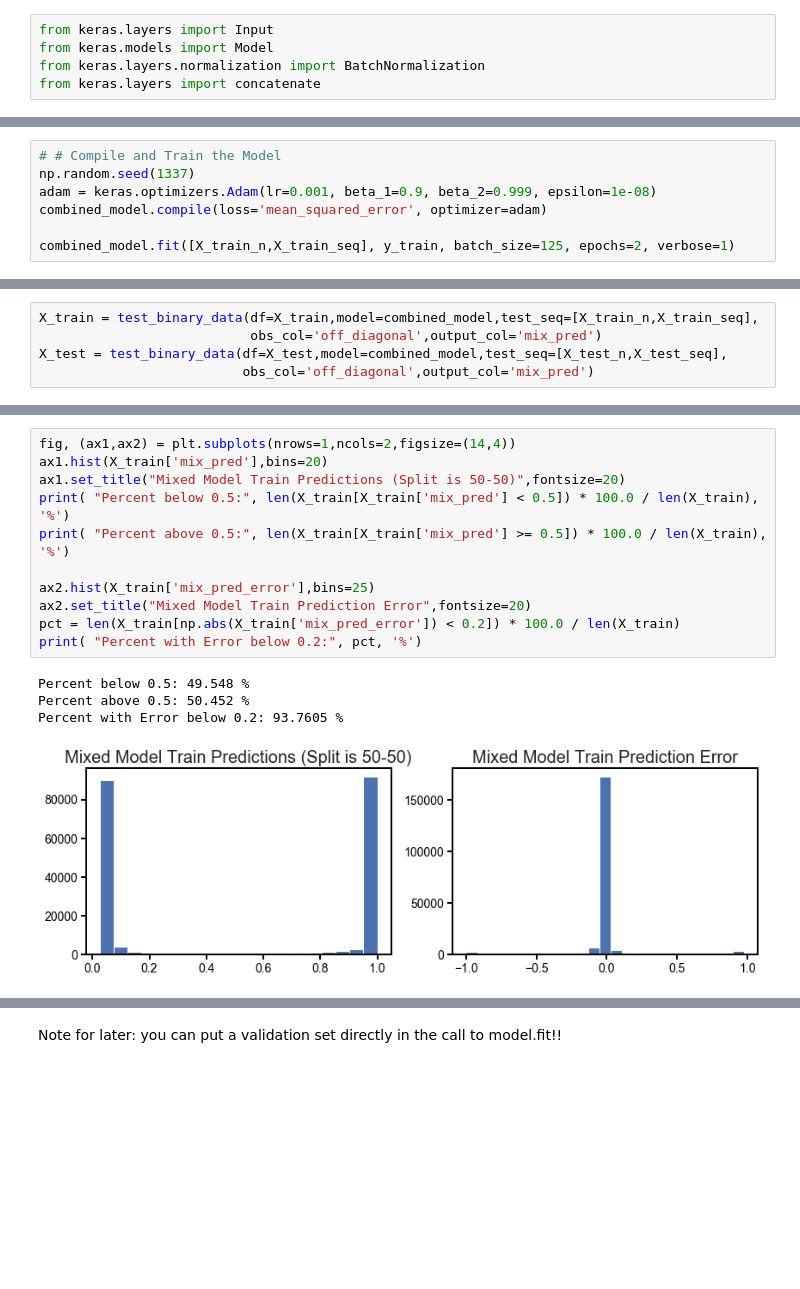
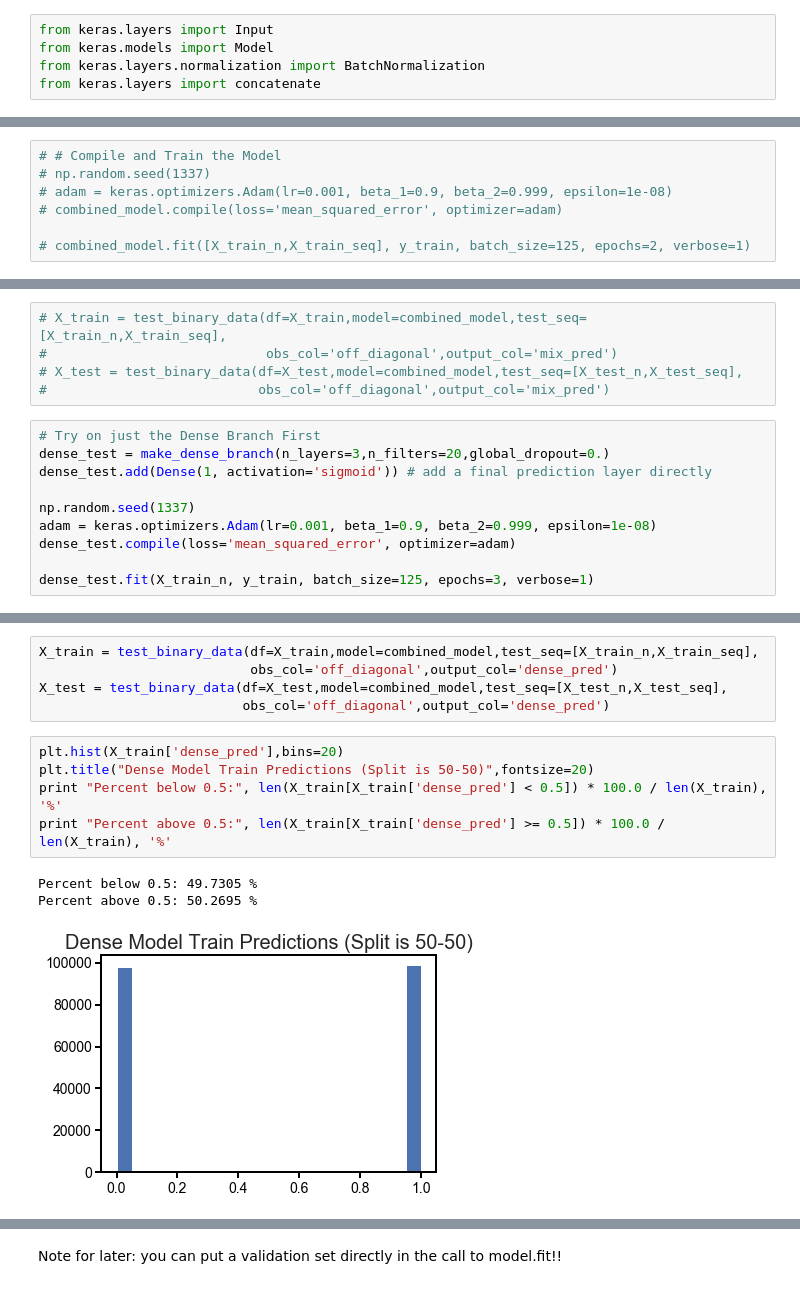
Before and after one commit to laueste/human_5utr_modeling, a Jupyter notebook: modeling/8_training_MRL_CNN_DistillationOffDiagonals.ipynb, the cells around one changed output, grey strips where cells are left out. Cells and saved outputs as stored; diff of their text form; blank space fills up the shorter version.

```diff
--- a/modeling/8_training_MRL_CNN_DistillationOffDiagonals.ipynb
+++ b/modeling/8_training_MRL_CNN_DistillationOffDiagonals.ipynb
@@ -609,9 +516,9 @@ last_dense_layers = Dense(1, activation="hard_sigmoid")(last_dense_layers)  # ou
 combined_model = Model(inputs=[dense_nn.input, cnn.input], outputs=last_dense_layers)
 # %%
 # # Compile and Train the Model
-np.random.seed(1337)
-adam = keras.optimizers.Adam(lr=0.001, beta_1=0.9, beta_2=0.999, epsilon=1e-08)
-combined_model.compile(loss='mean_squared_error', optimizer=adam)
+# np.random.seed(1337)
+# adam = keras.optimizers.Adam(lr=0.001, beta_1=0.9, beta_2=0.999, epsilon=1e-08)
+# combined_model.compile(loss='mean_squared_error', optimizer=adam)
 
-combined_model.fit([X_train_n,X_train_seq], y_train, batch_size=125, epochs=2, verbose=1)
+# combined_model.fit([X_train_n,X_train_seq], y_train, batch_size=125, epochs=2, verbose=1)
 # %% [output]
@@ -623,5 +532,15 @@ Epoch 2/2
 # %%
-X_train = test_binary_data(df=X_train,model=combined_model,test_seq=[X_train_n,X_train_seq],
-                           obs_col='off_diagonal',output_col='mix_pred')
-X_test = test_binary_data(df=X_test,model=combined_model,test_seq=[X_test_n,X_test_seq],
-                          obs_col='off_diagonal',output_col='mix_pred')
+# X_train = test_binary_data(df=X_train,model=combined_model,test_seq=[X_train_n,X_train_seq],
+#                            obs_col='off_diagonal',output_col='mix_pred')
+# X_test = test_binary_data(df=X_test,model=combined_model,test_seq=[X_test_n,X_test_seq],
+#                           obs_col='off_diagonal',output_col='mix_pred')
+# %%
+# Try on just the Dense Branch First
+dense_test = make_dense_branch(n_layers=3,n_filters=20,global_dropout=0.)
+dense_test.add(Dense(1, activation='sigmoid')) # add a final prediction layer directly
+
+np.random.seed(1337)
+adam = keras.optimizers.Adam(lr=0.001, beta_1=0.9, beta_2=0.999, epsilon=1e-08)
+dense_test.compile(loss='mean_squared_error', optimizer=adam)
+
+dense_test.fit(X_train_n, y_train, batch_size=125, epochs=3, verbose=1)
@@ -628,16 +555,14 @@ X_test = test_binary_data(df=X_test,model=combined_model,test_seq=[X_test_n,X_te
+# %%
+X_train = test_binary_data(df=X_train,model=combined_model,test_seq=[X_train_n,X_train_seq],
+                           obs_col='off_diagonal',output_col='dense_pred')
+X_test = test_binary_data(df=X_test,model=combined_model,test_seq=[X_test_n,X_test_seq],
+                          obs_col='off_diagonal',output_col='dense_pred')
 # %%
-fig, (ax1,ax2) = plt.subplots(nrows=1,ncols=2,figsize=(14,4))
-ax1.hist(X_train['mix_pred'],bins=20)
-ax1.set_title("Mixed Model Train Predictions (Split is 50-50)",fontsize=20)
-print( "Percent below 0.5:", len(X_train[X_train['mix_pred'] < 0.5]) * 100.0 / len(X_train), '%')
-print( "Percent above 0.5:", len(X_train[X_train['mix_pred'] >= 0.5]) * 100.0 / len(X_train), '%')
-
-ax2.hist(X_train['mix_pred_error'],bins=25)
-ax2.set_title("Mixed Model Train Prediction Error",fontsize=20)
-pct = len(X_train[np.abs(X_train['mix_pred_error']) < 0.2]) * 100.0 / len(X_train)
-print( "Percent with Error below 0.2:", pct, '%')
+plt.hist(X_train['dense_pred'],bins=20)
+plt.title("Dense Model Train Predictions (Split is 50-50)",fontsize=20)
+print "Percent below 0.5:", len(X_train[X_train['dense_pred'] < 0.5]) * 100.0 / len(X_train), '%'
+print "Percent above 0.5:", len(X_train[X_train['dense_pred'] >= 0.5]) * 100.0 / len(X_train), '%'
 # %% [output]
-Percent below 0.5: 49.548 %
-Percent above 0.5: 50.452 %
-Percent with Error below 0.2: 93.7605 %
+Percent below 0.5: 49.7305 %
+Percent above 0.5: 50.2695 %
-[figure, old version]
+[figure, new version]
```
Also changed, not shown: parts of 56 cells of this notebook.
